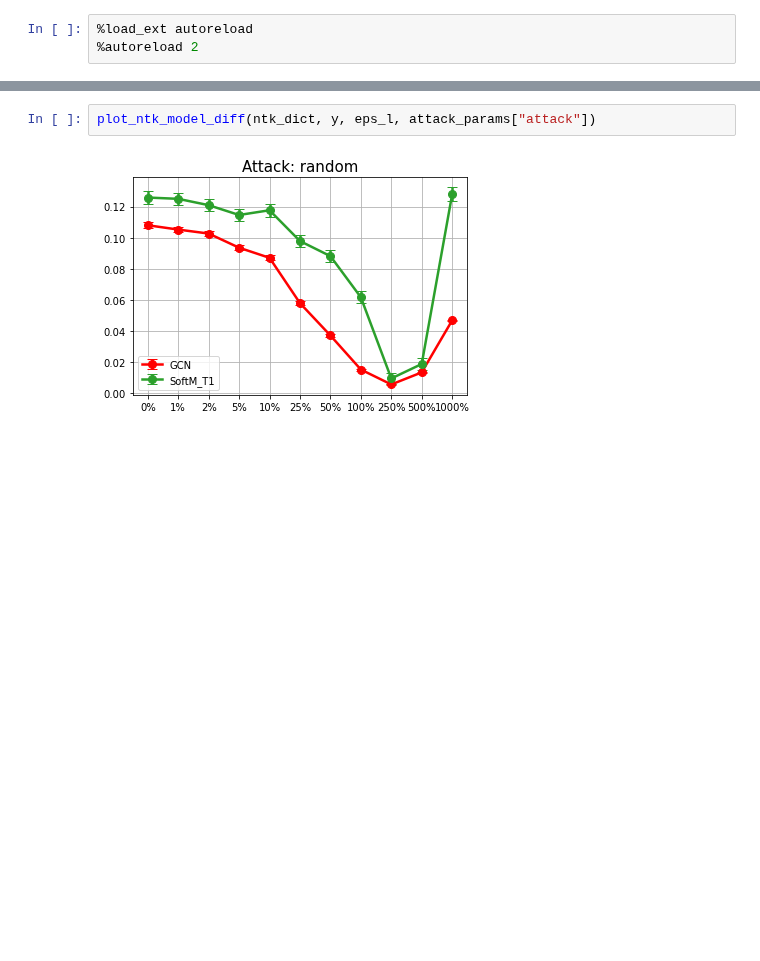
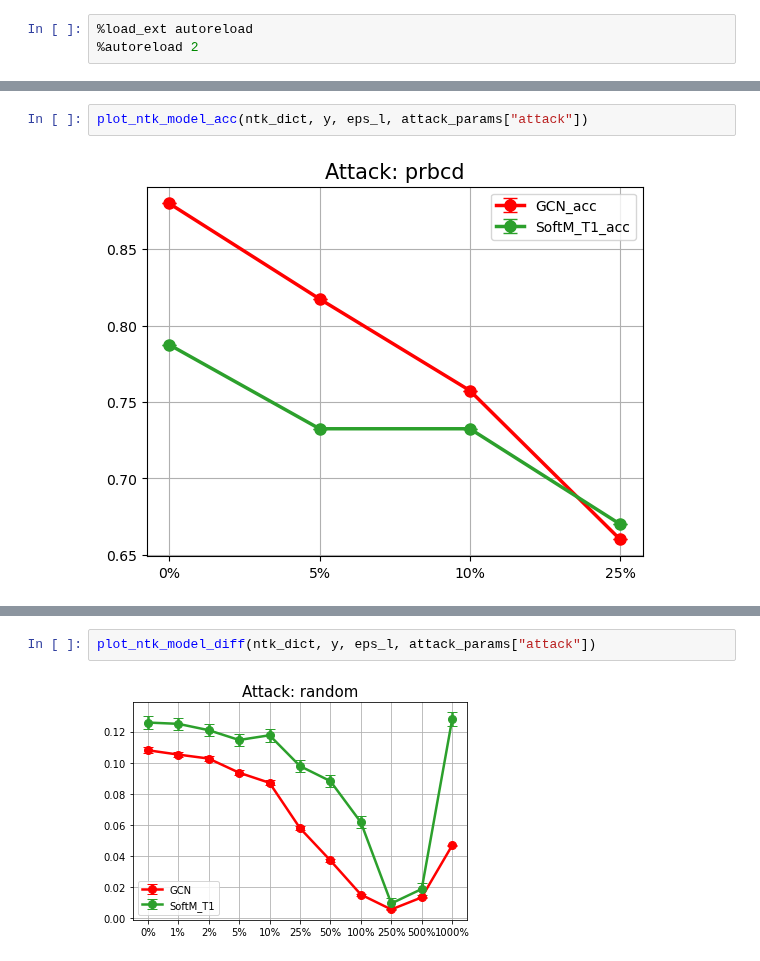
Before and after one commit to saper0/qpcert, a Jupyter notebook: ntk_gradient_attack.ipynb, the cells around one changed output, grey strips where cells are left out. Drawn from its saved outputs; the diff is of its cells as text; blank space fills up the shorter version.

```diff
--- a/ntk_gradient_attack.ipynb
+++ b/ntk_gradient_attack.ipynb
@@ -211,0 +107,4 @@ for model_dict in model_dict_l:
+# %%
+plot_ntk_model_acc(ntk_dict, y, eps_l, attack_params["attack"])
+# %% [output]
+[figure, added]
```
Also changed, not shown: parts of 11 cells of this notebook, 5 other files.
